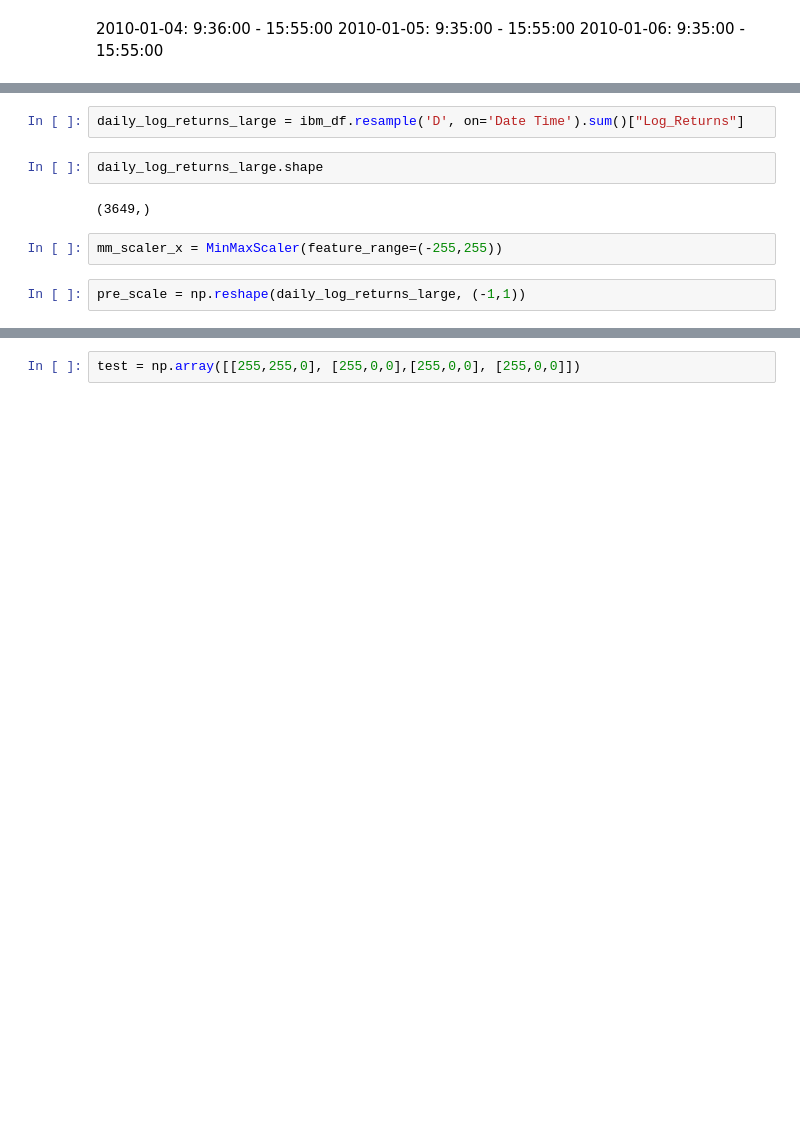
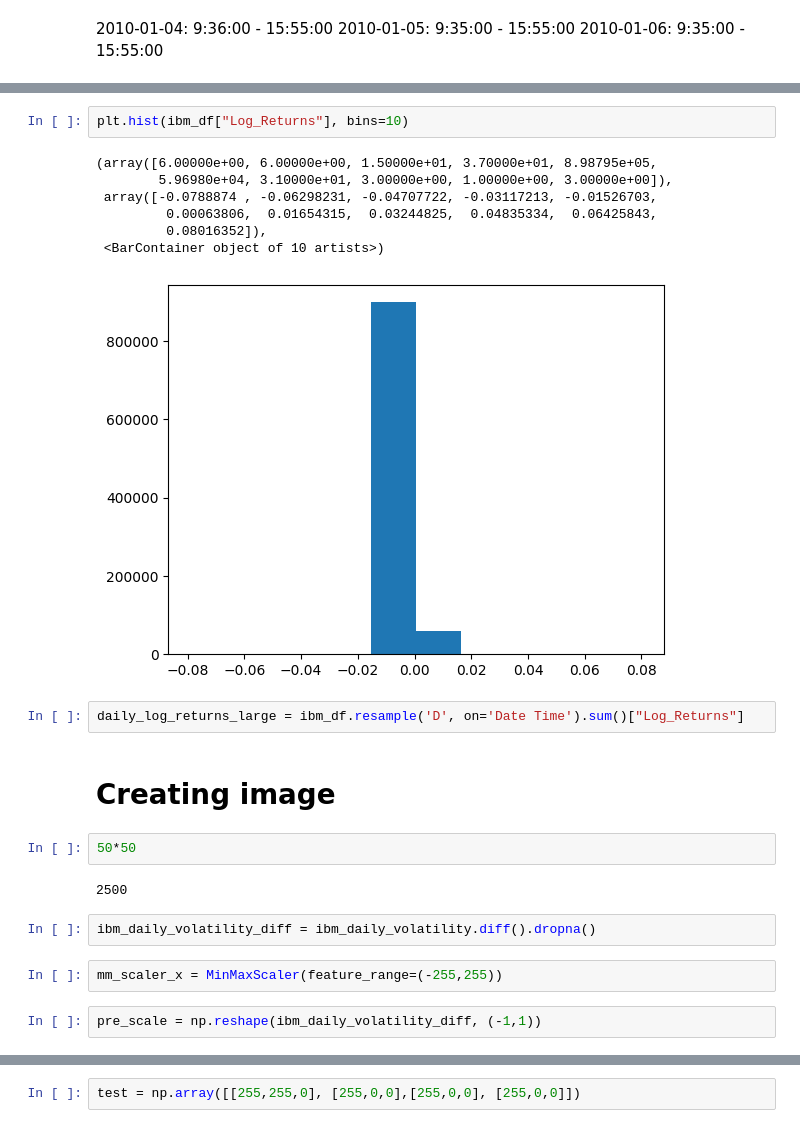
Before and after one commit to NicolasBuehringer/Bachelorarbeit, a Jupyter notebook: RV_calculation_new.ipynb, the cells around one changed output, grey strips where cells are left out. Saved outputs shown, nothing was run; the diff lists cells and outputs as text; blank space fills up the shorter version.

```diff
--- a/RV_calculation_new.ipynb
+++ b/RV_calculation_new.ipynb
@@ -52,13 +161,27 @@ ibm_small_df.dropna(inplace=True)
+# %%
+plt.hist(ibm_df["Log_Returns"], bins=10)
+# %% [output]
+(array([6.00000e+00, 6.00000e+00, 1.50000e+01, 3.70000e+01, 8.98795e+05,
+        5.96980e+04, 3.10000e+01, 3.00000e+00, 1.00000e+00, 3.00000e+00]),
+ array([-0.0788874 , -0.06298231, -0.04707722, -0.03117213, -0.01526703,
+         0.00063806,  0.01654315,  0.03244825,  0.04835334,  0.06425843,
+         0.08016352]),
+ <BarContainer object of 10 artists>)
+[figure, added]
 # %%
 daily_log_returns_large = ibm_df.resample('D', on='Date Time').sum()["Log_Returns"]
+# %% [markdown]
+# Creating image
+# %%
+50*50
+# %% [output]
+2500
 # %%
-daily_log_returns_large.shape
+ibm_daily_volatility_diff = ibm_daily_volatility.diff().dropna()
-# %% [output]
-(3649,)
 # %%
 mm_scaler_x = MinMaxScaler(feature_range=(-255,255))
 # %%
-pre_scale = np.reshape(daily_log_returns_large, (-1,1))
+pre_scale = np.reshape(ibm_daily_volatility_diff, (-1,1))
 # %%
 pre_scale.shape
 # %% [output]
```
Also changed, not shown: parts of 67 cells of this notebook, 2 other files.
